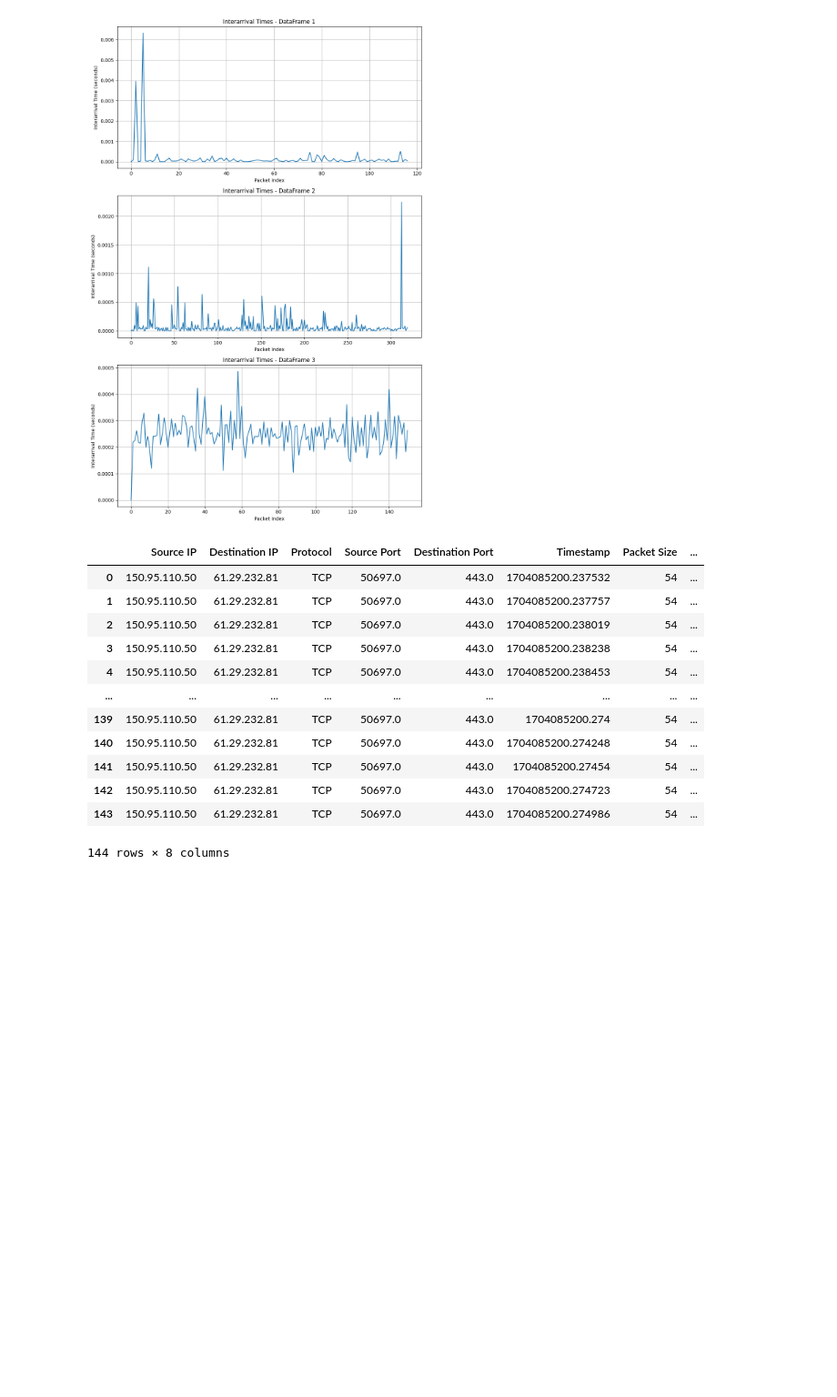
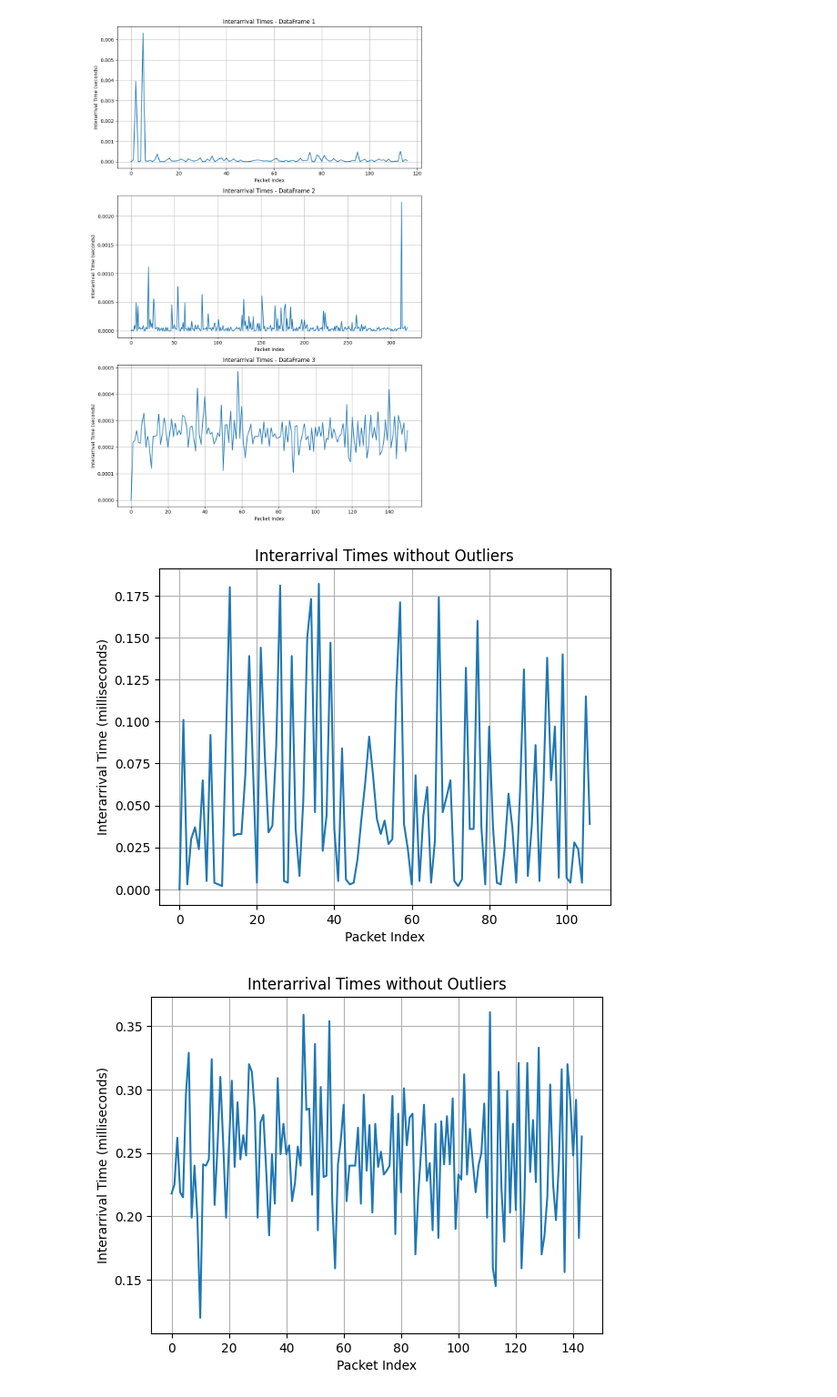
Before and after one commit to yaoyanglee/network-prediction, a Jupyter notebook: datavis.ipynb, the cells around one changed output. Shown at 91% size. Cells and saved outputs as stored; diff of their text form; code cells hidden in the pictures; blank space fills up the shorter version.

Commit message:
Added vm and rdp visualization

```diff
--- a/datavis.ipynb
+++ b/datavis.ipynb
@@ -376,54 +363,46 @@ def removeOutliers(df):
     return df_no_outliers
 
 
 def plotCleanedGraph(df):
     # Plot the interarrival times without outliers
     plt.plot(df['Interarrival Time'] * 1000)
     plt.title('Interarrival Times without Outliers')
     plt.xlabel('Packet Index')
     plt.ylabel('Interarrival Time (milliseconds)')
     plt.grid(True)
     plt.show()
 
 
 
 cleaned_filtered_df1 = removeOutliers(filtered_df1)
 cleaned_filtered_df2 = removeOutliers(filtered_df2)
 cleaned_filtered_df3 = removeOutliers(filtered_df3)
 
 cleaned_filtered_df1 = cleaned_filtered_df1.reset_index(drop=True)
 cleaned_filtered_df2 = cleaned_filtered_df2.reset_index(drop=True)
 cleaned_filtered_df3 = cleaned_filtered_df3.reset_index(drop=True)
 
 # display(cleaned_filtered_df1, cleaned_filtered_df2, cleaned_filtered_df3)
 
+cleaned_filtered_df3
+
 # Assuming your dataframe is named df and the columns are named 'SourcePort' and 'DestPort'
-port_pairs = cleaned_filtered_df3['SourcePort'].astype(str) + '-' + df['DestPort'].astype(str)
-same_port_pairs = len(port_pairs.unique()) == 1
+# port_pairs = cleaned_filtered_df2['Source Port'].astype(
+#     str) + '-' + cleaned_filtered_df2['Destination Port'].astype(str)
+# same_port_pairs = len(port_pairs.unique()) == 1
 
-if same_port_pairs:
-    print("All source and destination port pairs in the dataframe are the same.")
-else:
-    print("There are different source and destination port pairs in the dataframe.")
+# if same_port_pairs:
+#     print("All source and destination port pairs in the dataframe are the same.")
+# else:
+#     print("There are different source and destination port pairs in the dataframe.")
 
 
-# plotCleanedGraph(cleaned_filtered_df1)
+plotCleanedGraph(cleaned_filtered_df1)
 # plotCleanedGraph(cleaned_filtered_df2)
-# plotCleanedGraph(cleaned_filtered_df3)
+plotCleanedGraph(cleaned_filtered_df3)
 # %% [output]
-|  | Source IP | Destination IP | Protocol | Source Port | Destination Port | Timestamp | Packet Size | ... |
-| 0 | 150.95.110.50 | 61.29.232.81 | TCP | 50697.0 | 443.0 | 1704085200.237532 | 54 | ... |
-| 1 | 150.95.110.50 | 61.29.232.81 | TCP | 50697.0 | 443.0 | 1704085200.237757 | 54 | ... |
-| 2 | 150.95.110.50 | 61.29.232.81 | TCP | 50697.0 | 443.0 | 1704085200.238019 | 54 | ... |
-| 3 | 150.95.110.50 | 61.29.232.81 | TCP | 50697.0 | 443.0 | 1704085200.238238 | 54 | ... |
-| 4 | 150.95.110.50 | 61.29.232.81 | TCP | 50697.0 | 443.0 | 1704085200.238453 | 54 | ... |
-| ... | ... | ... | ... | ... | ... | ... | ... | ... |
-| 139 | 150.95.110.50 | 61.29.232.81 | TCP | 50697.0 | 443.0 | 1704085200.274 | 54 | ... |
-| 140 | 150.95.110.50 | 61.29.232.81 | TCP | 50697.0 | 443.0 | 1704085200.274248 | 54 | ... |
-| 141 | 150.95.110.50 | 61.29.232.81 | TCP | 50697.0 | 443.0 | 1704085200.27454 | 54 | ... |
-| 142 | 150.95.110.50 | 61.29.232.81 | TCP | 50697.0 | 443.0 | 1704085200.274723 | 54 | ... |
-| 143 | 150.95.110.50 | 61.29.232.81 | TCP | 50697.0 | 443.0 | 1704085200.274986 | 54 | ... |
-144 rows × 8 columns
+[figure, added]
+[figure, added]
 # %%
 # def plotIATDist(df):
     # data = df
```
Also changed, not shown: parts of 5 cells of this notebook, 2 other files.
